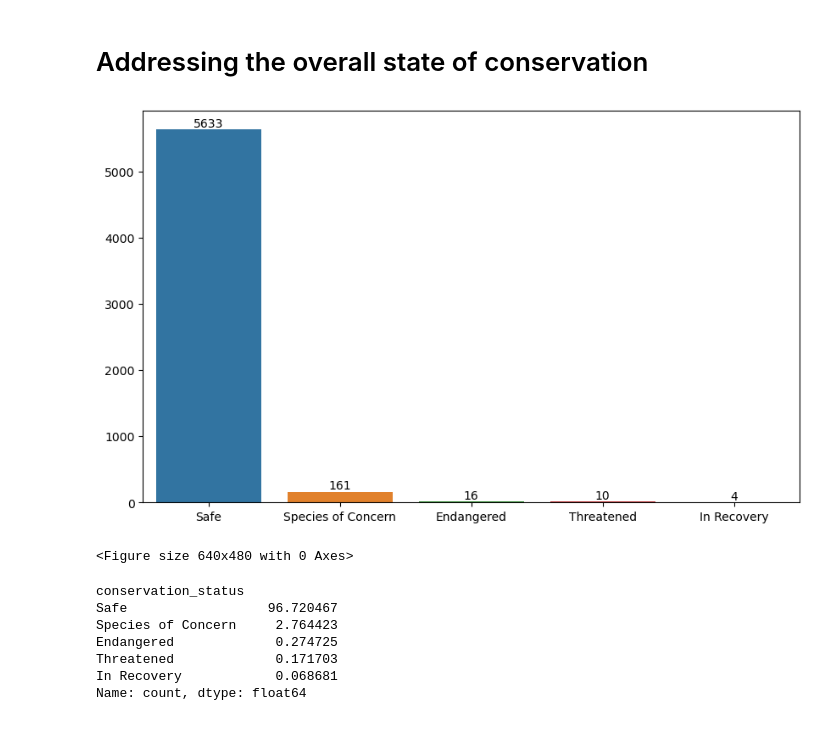
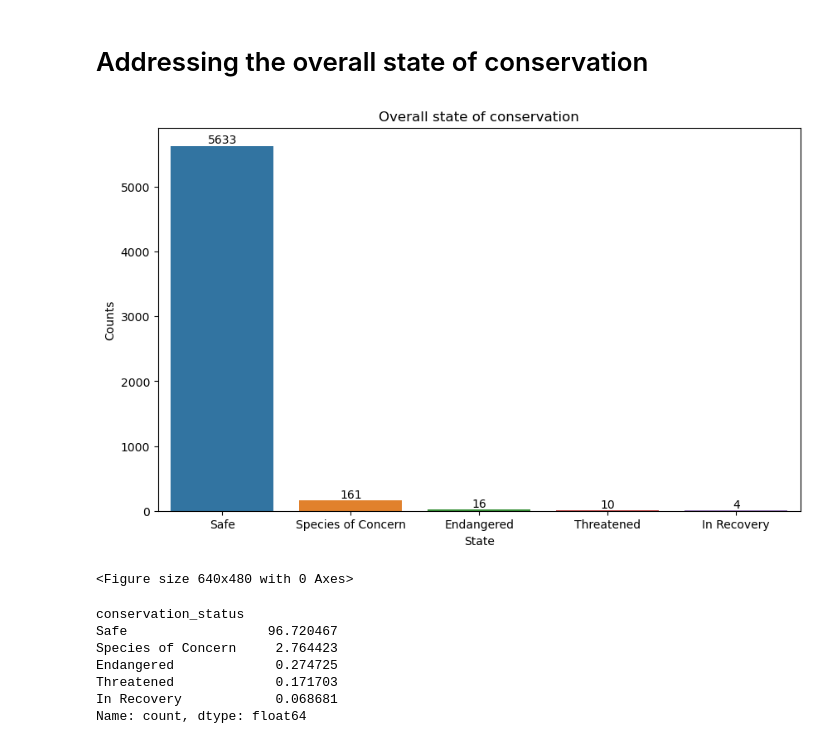
Before and after one commit to YSKAA423/Biodiversity-in-National-Parks, a Jupyter notebook: biodiversity.ipynb, the cells around one changed output. Saved outputs shown, nothing was run; the diff lists cells and outputs as text; code cells hidden in the pictures.

```diff
--- a/biodiversity.ipynb
+++ b/biodiversity.ipynb
@@ -174,14 +183,17 @@ array(['Safe', 'Species of Concern', 'Endangered', 'Threatened',
 # %%
 # Plotting the bar plot
 cons = list(Species.conservation_status.value_counts().index)
 counts_c = list(Species.conservation_status.value_counts())
 plt.figure(figsize=(10,6)) # Adjusting the figure for more readability
 ax = sns.barplot(x = cons, y= counts_c) # Seaborn used to ease up the process of setting x_ticks
 ax.bar_label(ax.containers[0]) # To show values on each bar
+plt.xlabel("State")
+plt.ylabel("Counts")
+plt.title("Overall state of conservation")
 plt.show()
 plt.clf()
 # %% [output]
-[figure, old version]
+[figure, new version]
 <Figure size 640x480 with 0 Axes>
 # %%
 # Showcasing proportions
```
Also changed, not shown: parts of 25 cells of this notebook.
